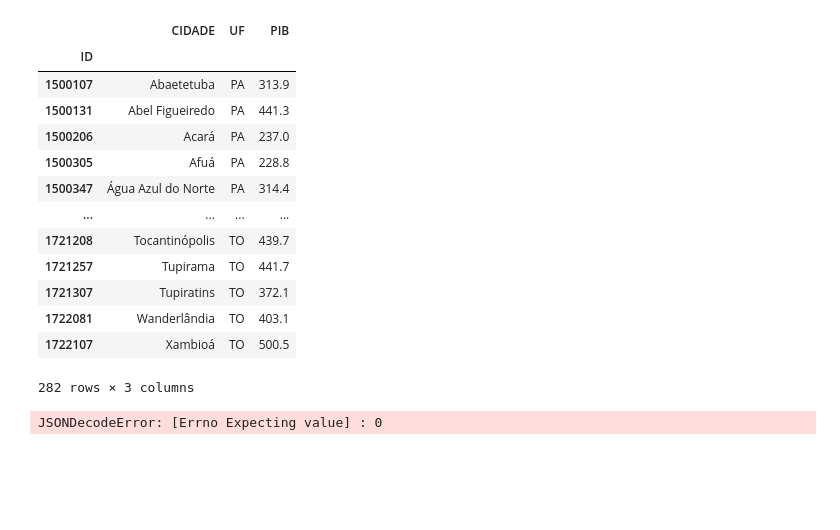
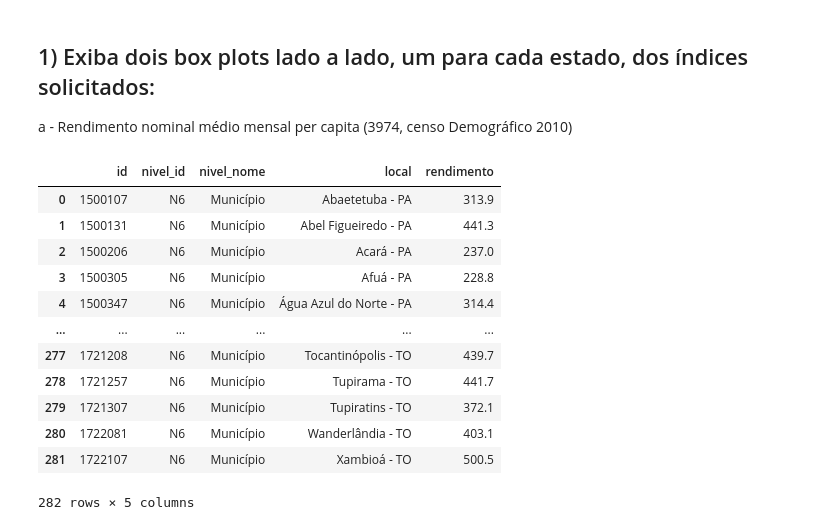
Before and after one commit to stefaneadna/Visualizacao_API_IBGE, a Jupyter notebook: at2.ipynb, the cells around one changed output. Saved outputs shown, nothing was run; the diff lists cells and outputs as text; code cells hidden in the pictures; blank space fills up the shorter version.

```diff
--- a/at2.ipynb
+++ b/at2.ipynb
@@ -5,57 +9,28 @@ import pandas as pd
+# %% [markdown]
+## 1) Exiba dois box plots lado a lado, um para cada estado, dos índices solicitados:
+a - Rendimento nominal médio mensal per capita (3974, censo Demográfico 2010)
 # %%
 url = "https://servicodados.ibge.gov.br/api/v3/agregados/3974/periodos/2010/variaveis/3948?localidades=N6[N3[15,17]]&classificacao=12085[100543]|58[95253]"
-response = requests.get(url)
-pib = response.json()
-for item in pib:
-  for key in item['resultados']:
-    pibJson = key
-pibJson.pop('classificacoes')
-dfPIB = pd.json_normalize(pibJson['series'])
-dfPIB[['CIDADE','UF']] = dfPIB[dfPIB.columns[3]].str.split(' - ',1).tolist()
-dfPIB.rename(columns = {dfPIB.columns[0]:'ID',
-                        dfPIB.columns[-3]: 'PIB'},
-             inplace = True)
-dfPIB.set_index('ID', inplace = True)
 
-new_columns = (dfPIB.columns.drop('PIB').tolist()) + ['PIB']
-dfPIB = dfPIB[new_columns]
-dfPIB.drop(dfPIB.columns[0:3], axis=1,inplace=True)
-
-dfPIB
+response_url = requests.get(url)
+data_rend = response_url.json()
+for i in data_rend:
+  for key in i['resultados']:
+    json = key
+data_rend = pd.json_normalize(json['series'])
+data_rend.rename(columns = {'localidade.id':'id','localidade.nivel.id':'nivel_id','localidade.nome':'local','serie.2010':'rendimento','localidade.nivel.nome':'nivel_nome'},inplace=True)
+data_rend
 # %% [output]
-|  | CIDADE | UF | PIB |
-| ID |  |  |  |
-| 1500107 | Abaetetuba | PA | 313.9 |
-| 1500131 | Abel Figueiredo | PA | 441.3 |
-| 1500206 | Acará | PA | 237.0 |
-| 1500305 | Afuá | PA | 228.8 |
-| 1500347 | Água Azul do Norte | PA | 314.4 |
-| ... | ... | ... | ... |
-| 1721208 | Tocantinópolis | TO | 439.7 |
-| 1721257 | Tupirama | TO | 441.7 |
-| 1721307 | Tupiratins | TO | 372.1 |
-| 1722081 | Wanderlândia | TO | 403.1 |
-| 1722107 | Xambioá | TO | 500.5 |
+|  | id | nivel_id | nivel_nome | local | rendimento |
+| 0 | 1500107 | N6 | Município | Abaetetuba - PA | 313.9 |
+| 1 | 1500131 | N6 | Município | Abel Figueiredo - PA | 441.3 |
+| 2 | 1500206 | N6 | Município | Acará - PA | 237.0 |
+| 3 | 1500305 | N6 | Município | Afuá - PA | 228.8 |
+| 4 | 1500347 | N6 | Município | Água Azul do Norte - PA | 314.4 |
+| ... | ... | ... | ... | ... | ... |
+| 277 | 1721208 | N6 | Município | Tocantinópolis - TO | 439.7 |
+| 278 | 1721257 | N6 | Município | Tupirama - TO | 441.7 |
+| 279 | 1721307 | N6 | Município | Tupiratins - TO | 372.1 |
+| 280 | 1722081 | N6 | Município | Wanderlândia - TO | 403.1 |
+| 281 | 1722107 | N6 | Município | Xambioá - TO | 500.5 |
-282 rows × 3 columns
+282 rows × 5 columns
-# %%
-url = "https://servicodados.ibge.gov.br/api/v3/agregados/1224/periodos/2006/variaveis/3948?localidades=N6[N3[15,17]"
-response = requests.get(url)
-pib = response.json()
-for item in pib:
-  for key in item['resultados']:
-    pibJson = key
-pibJson.pop('classificacoes')
-dfPIB = pd.json_normalize(pibJson['series'])
-dfPIB[['CIDADE','UF']] = dfPIB[dfPIB.columns[3]].str.split(' - ',1).tolist()
-dfPIB.rename(columns = {dfPIB.columns[0]:'ID',
-                        dfPIB.columns[-3]: 'PIB'},
-             inplace = True)
-dfPIB.set_index('ID', inplace = True)
-
-new_columns = (dfPIB.columns.drop('PIB').tolist()) + ['PIB']
-dfPIB = dfPIB[new_columns]
-dfPIB.drop(dfPIB.columns[0:3], axis=1,inplace=True)
-
-dfPIB
-# %% [output]
-JSONDecodeError: [Errno Expecting value] : 0
```
Also changed, not shown: parts of 8 cells of this notebook.
